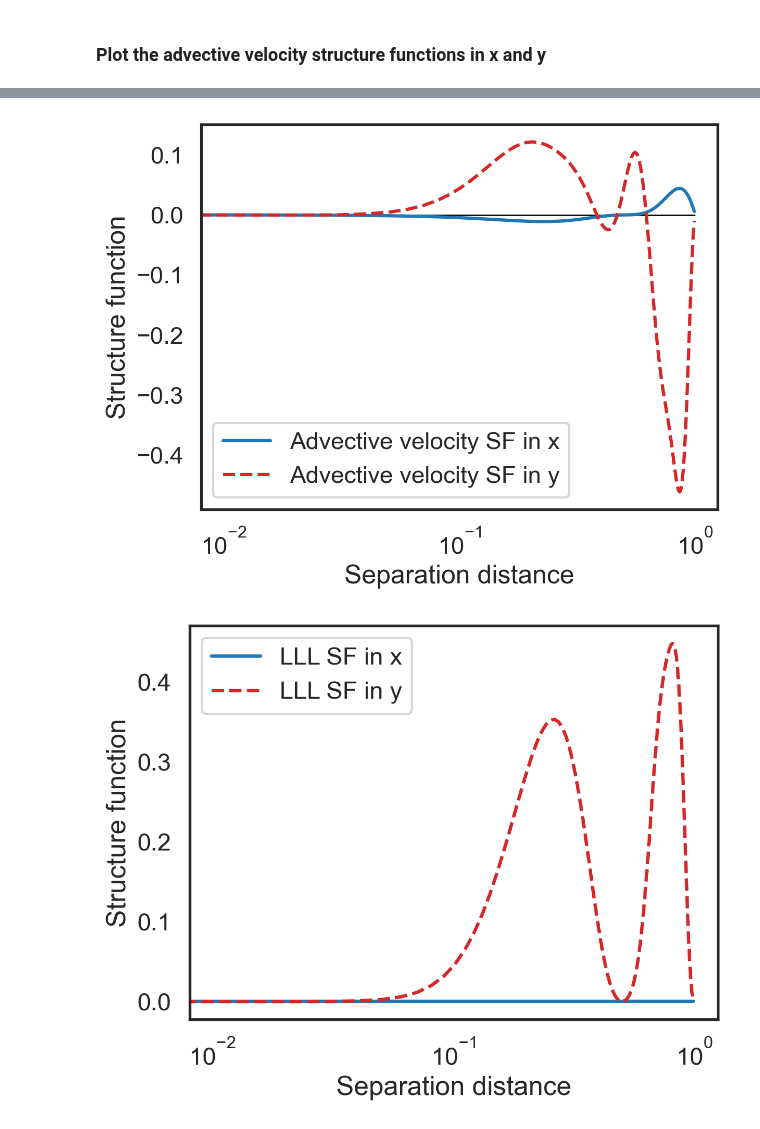
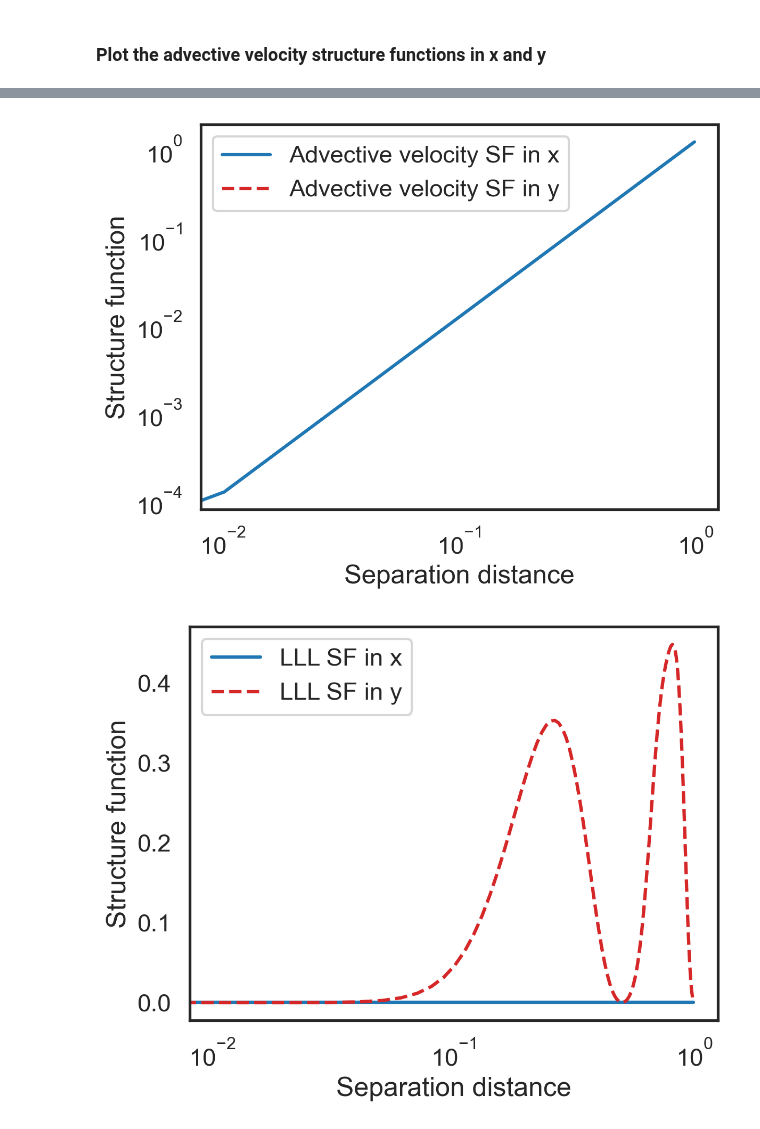
Before and after one commit to cassidymwagner/fluidsf, a Jupyter notebook: docs/source/qs.ipynb, the cells around one changed output, grey strips where cells are left out. Saved outputs shown, nothing was run; the diff lists cells and outputs as text; code cells hidden in the pictures.

```diff
--- a/docs/source/qs.ipynb
+++ b/docs/source/qs.ipynb
@@ -20,8 +20,8 @@ x = np.linspace(0, 1, nx)
 y = np.linspace(0, 1, ny)
 X, Y = np.meshgrid(x, y)
 
-u = np.sin(4 * np.pi * Y) * Y
-v = X * (np.sin(2 * np.pi * X) * np.sin(2 * np.pi * Y))
+u = X
+v = 0.5 * u
 # %%
 import matplotlib.pyplot as plt
 
@@ -61,16 +86,16 @@ The keys of the dictionary `sf` are
 # %%
 fig, ax = plt.subplots()
-ax.semilogx(sf["x-diffs"], sf["SF_advection_velocity_x"],
+ax.loglog(sf["x-diffs"], sf["SF_advection_velocity_x"],
         label="Advective velocity SF in x", color='tab:blue')
-ax.semilogx(sf["y-diffs"], sf["SF_advection_velocity_y"],
+ax.loglog(sf["y-diffs"], sf["SF_advection_velocity_y"],
         label="Advective velocity SF in y", color='tab:red', linestyle='dashed')
 plt.hlines(0, 0, 1, color='k', lw=1,zorder=0)
 ax.set_xlabel("Separation distance")
 ax.set_ylabel("Structure function")
 ax.legend()
 plt.show()
 # %% [output]
-[figure, old version]
+[figure, new version]
 # %%
 fig, ax = plt.subplots()
 ax.semilogx(sf["x-diffs"], sf["SF_LLL_x"],
```
Also changed, not shown: parts of 2 cells of this notebook.
